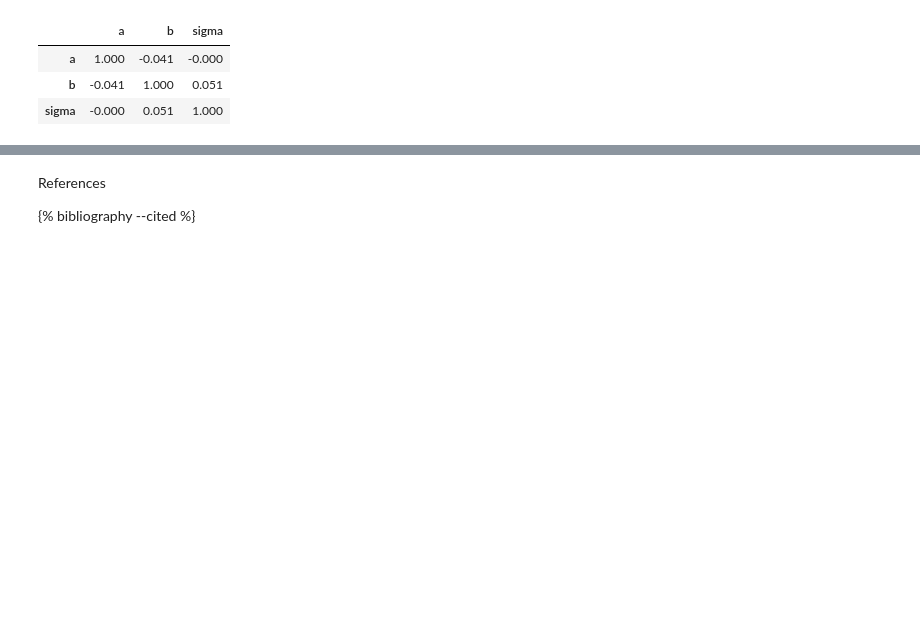
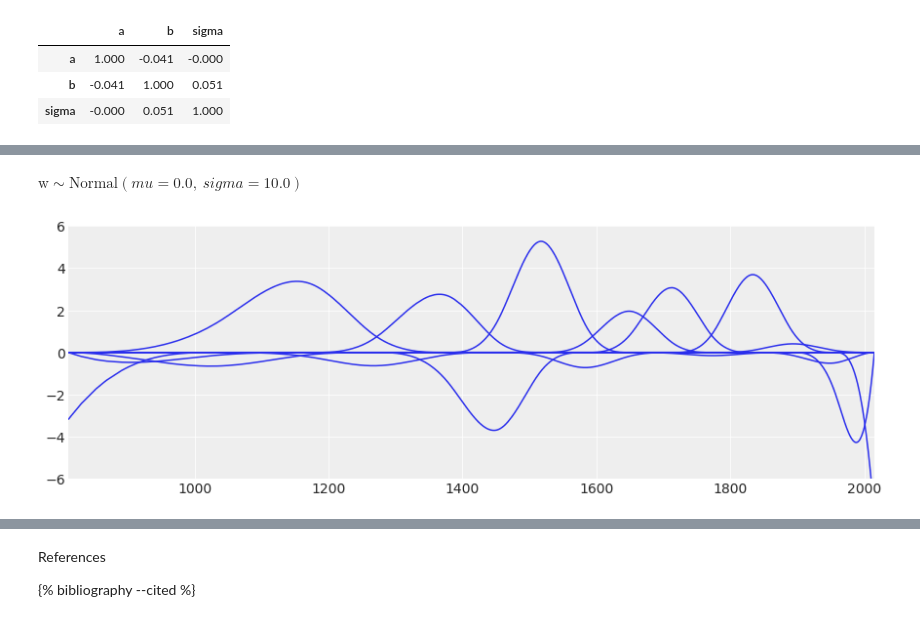
Before and after one commit to nasheqlbrm/blog, a Jupyter notebook: _notebooks/2022-04-10-McElreath-Chapter-4.ipynb, the cells around one changed output, grey strips where cells are left out. Cells and saved outputs as stored; diff of their text form; code cells hidden in the pictures; blank space fills up the shorter version.

```diff
--- a/_notebooks/2022-04-10-McElreath-Chapter-4.ipynb
+++ b/_notebooks/2022-04-10-McElreath-Chapter-4.ipynb
@@ -423,0 +503,9 @@ pm.trace_to_dataframe( trace_4_3 ).corr().round(3)
+# %%
+with pm.Model() as m_4M8:
+    a = pm.Normal("a", 100, 10)
+    w = pm.Normal("w", mu=0, sd=10, shape=B.shape[1])
+    mu = pm.Deterministic("mu", a + pm.math.dot(B.base, w.T))
+    sigma = pm.Exponential("sigma", 1)
+    D = pm.Normal("D", mu, sigma, observed=d2.doy)
+    trace_m_4M8 = pm.sample(2000, tune=2000, chains=2,
+                            return_inferencedata=False)
@@ -423,0 +521,15 @@ pm.trace_to_dataframe( trace_4_3 ).corr().round(3)
+# %%
+#collapse
+w
+# %% [output]
+$\text{w} \sim \text{Normal}(\mathit{mu}=0.0,~\mathit{sigma}=10.0)$
+# %%
+#collapse
+_, ax = plt.subplots(1, 1, figsize=(12, 4))
+wp = trace_m_4M8['w'].mean(0)
+for i in range( B.shape[1] ):
+    ax.plot(d2.year, (wp[i] * B[:, i]), color="C0")
+ax.set_xlim(812, 2015)
+ax.set_ylim(-6, 6);
+# %% [output]
+[figure, added]
```
Also changed, not shown: parts of 14 cells of this notebook.
